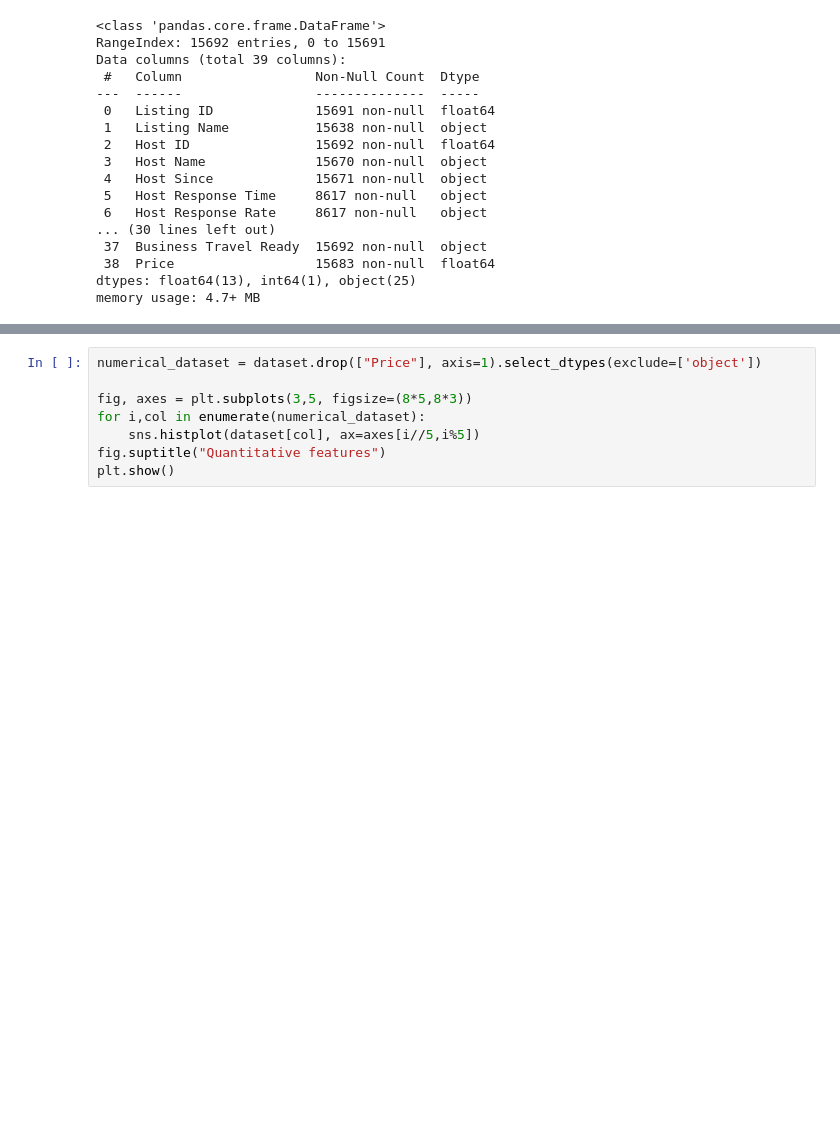
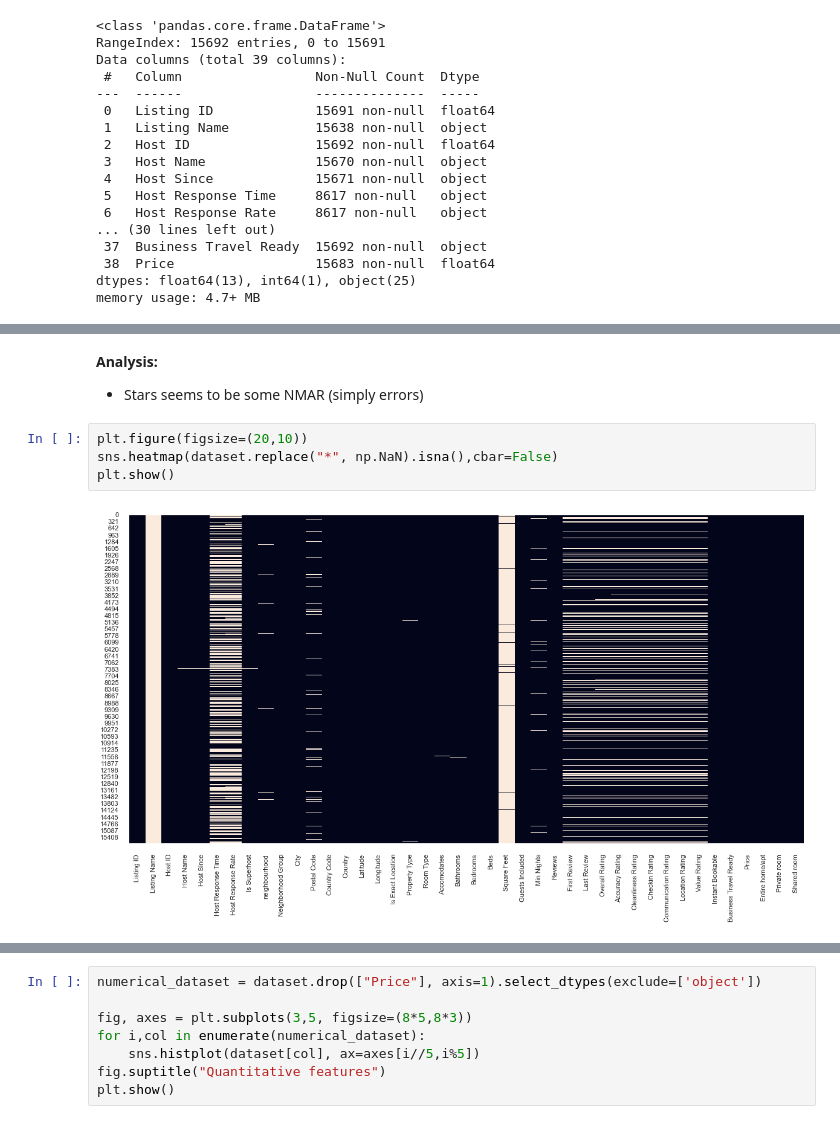
Before and after one commit to flaviendeseure/Airbnb_berlin_price_prediction, a Jupyter notebook: Projet - Airbnb Berlin Price Prediction.ipynb, the cells around one changed output, grey strips where cells are left out. Saved outputs shown, nothing was run; the diff lists cells and outputs as text; blank space fills up the shorter version.

```diff
--- a/Projet - Airbnb Berlin Price Prediction.ipynb
+++ b/Projet - Airbnb Berlin Price Prediction.ipynb
@@ -366,0 +377,9 @@ plt.show()
+# %% [markdown]
+**Analysis:**
+- Stars seems to be some NMAR (simply errors)
+# %%
+plt.figure(figsize=(20,10))
+sns.heatmap(dataset.replace("*", np.NaN).isna(),cbar=False)
+plt.show()
+# %% [output]
+[figure, added]
```
Also changed, not shown: parts of 27 cells of this notebook.
